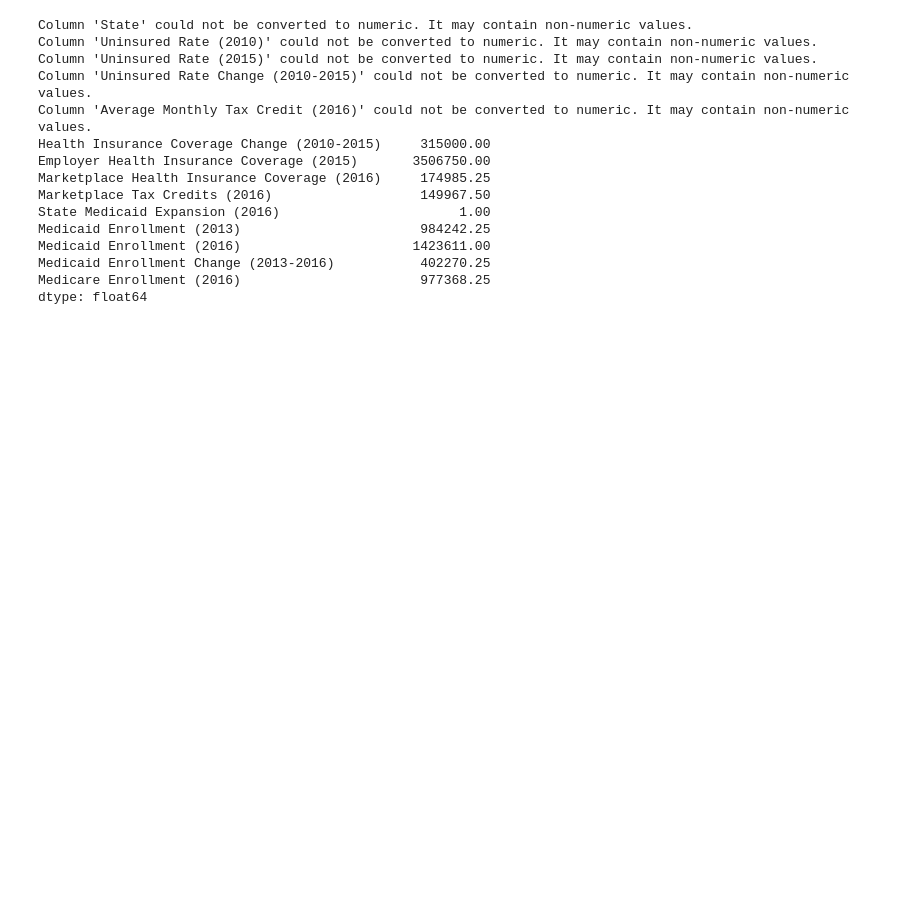
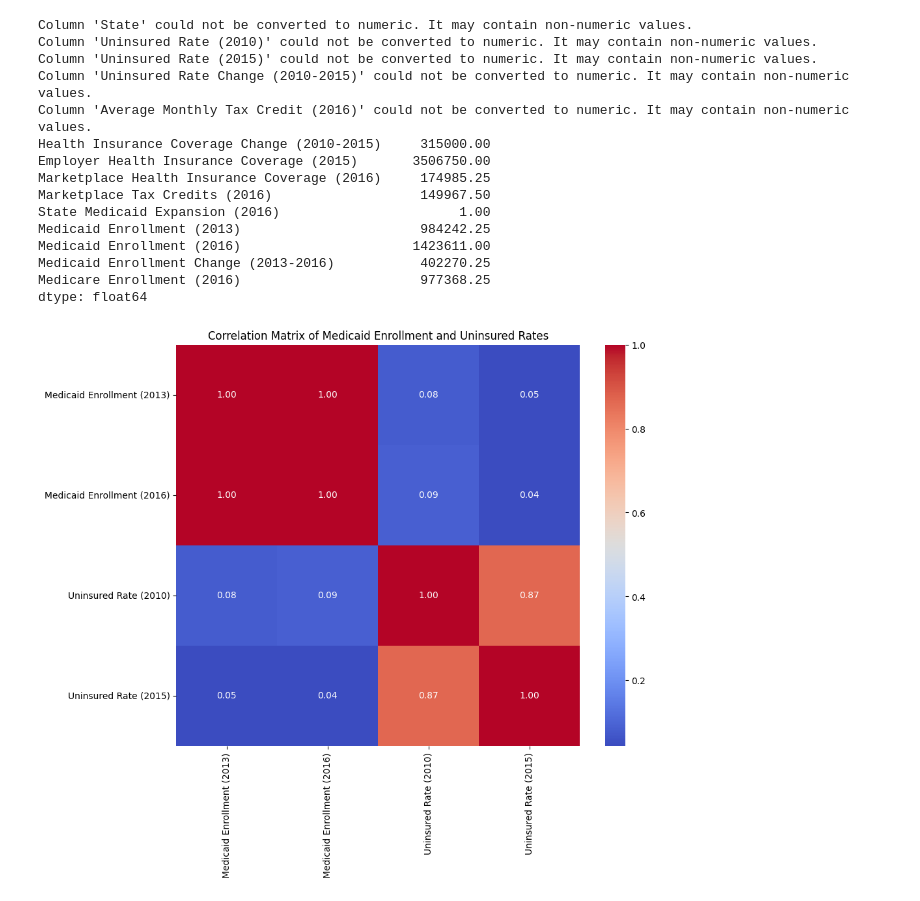
Before and after one commit to djames44/Group_4, a Jupyter notebook: Project_dtsc.ipynb, the cells around one changed output. Cells and saved outputs as stored; diff of their text form; code cells hidden in the pictures; blank space fills up the shorter version.

```diff
--- a/Project_dtsc.ipynb
+++ b/Project_dtsc.ipynb
@@ -129,3 +129,27 @@ Medicaid Enrollment (2016)                      1423611.00
 Medicaid Enrollment Change (2013-2016)           402270.25
 Medicare Enrollment (2016)                       977368.25
 dtype: float64
+# %%
+# prompt: code for heat map to find corelation btween  State that have Medicaid Enrollment (2013)	Medicaid Enrollment (2016), Uninsured Rate (2010)	, Uninsured Rate (2015)
+
+import pandas as pd
+import seaborn as sns
+import matplotlib.pyplot as plt
+
+# Assuming your DataFrame is named 'df' and already loaded
+
+# Select the relevant columns for the heatmap
+columns_for_heatmap = ['Medicaid Enrollment (2013)', 'Medicaid Enrollment (2016)',
+                       'Uninsured Rate (2010)', 'Uninsured Rate (2015)']
+correlation_data = df[columns_for_heatmap]
+
+# Calculate the correlation matrix
+correlation_matrix = correlation_data.corr()
+
+# Create the heatmap
+plt.figure(figsize=(10, 8))  # Adjust figure size as needed
+sns.heatmap(correlation_matrix, annot=True, cmap='coolwarm', fmt=".2f")
+plt.title('Correlation Matrix of Medicaid Enrollment and Uninsured Rates')
+plt.show()
+# %% [output]
+[figure, added]
```
